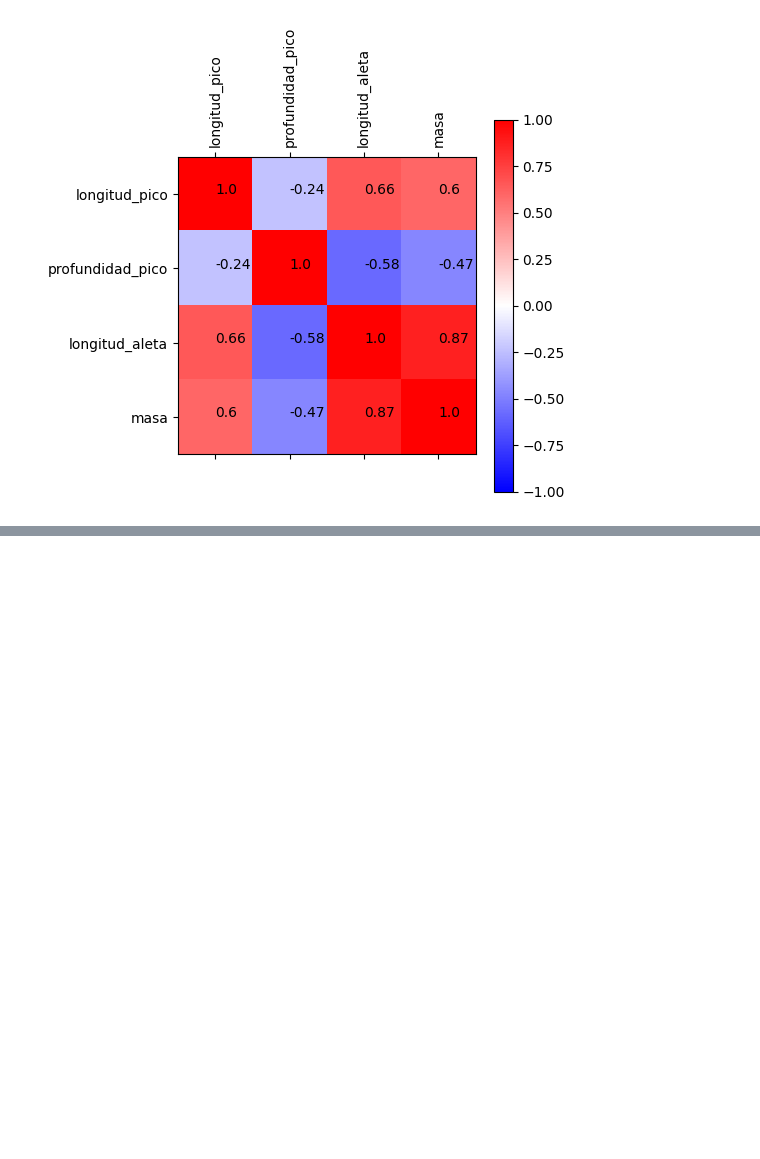
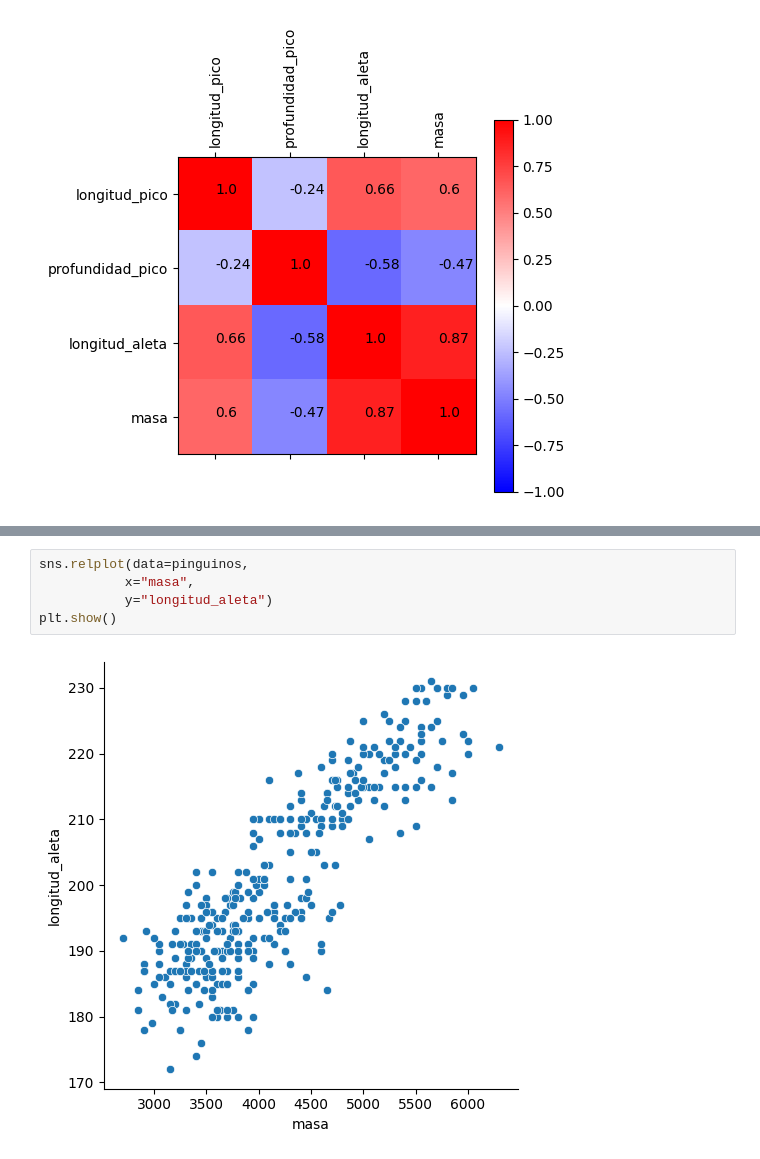
Before and after one commit to cjimenez275/Curso_python, a Jupyter notebook: Biologia.ipynb, the cells around one changed output, grey strips where cells are left out. Saved outputs shown, nothing was run; the diff lists cells and outputs as text; blank space fills up the shorter version.

```diff
--- a/Biologia.ipynb
+++ b/Biologia.ipynb
@@ -101,0 +116,7 @@ plt.show()
+# %%
+sns.relplot(data=pinguinos,
+           x="masa",
+           y="longitud_aleta")
+plt.show()
+# %% [output]
+[figure, added]
```
Also changed, not shown: parts of 2 cells of this notebook.
